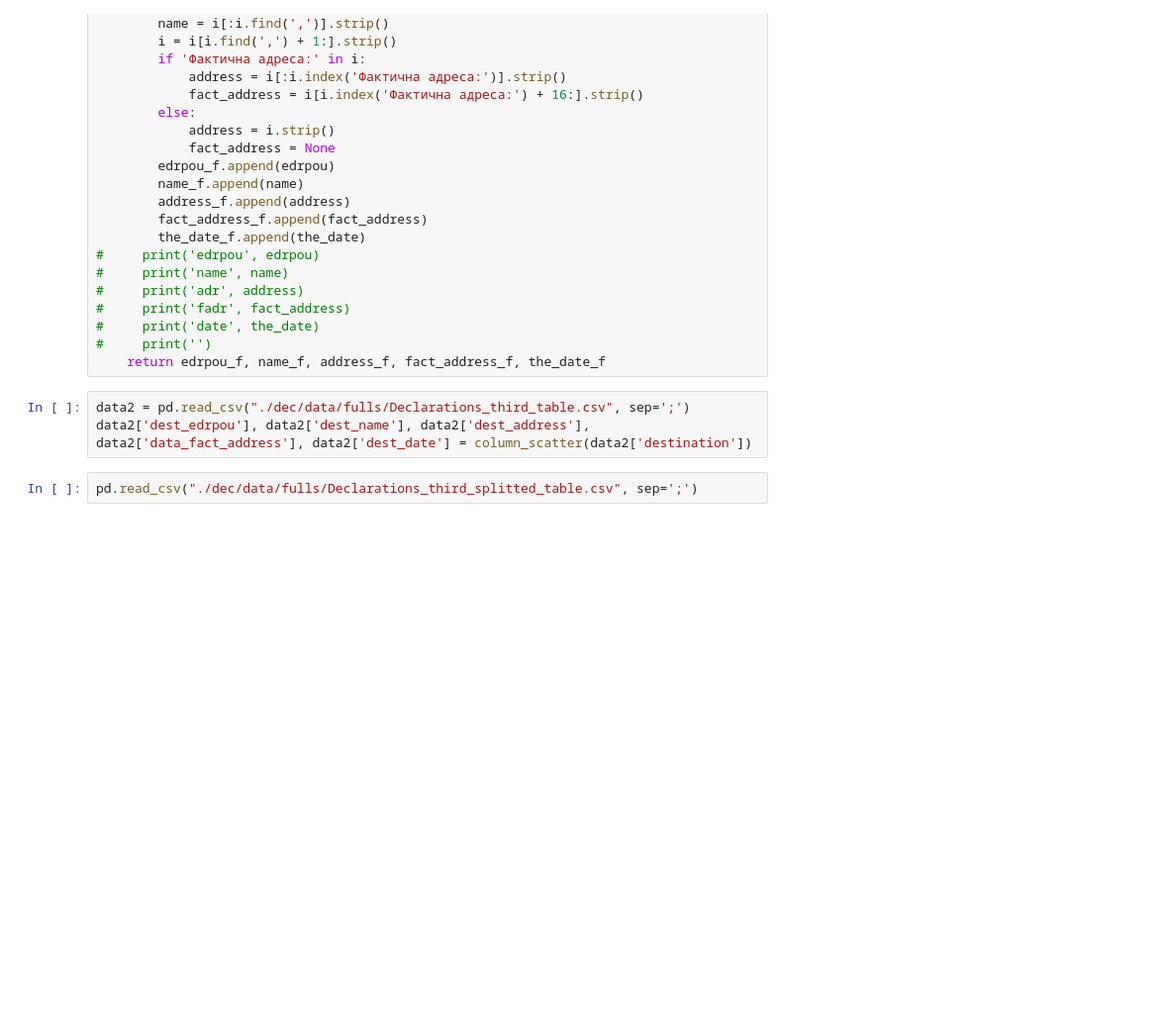
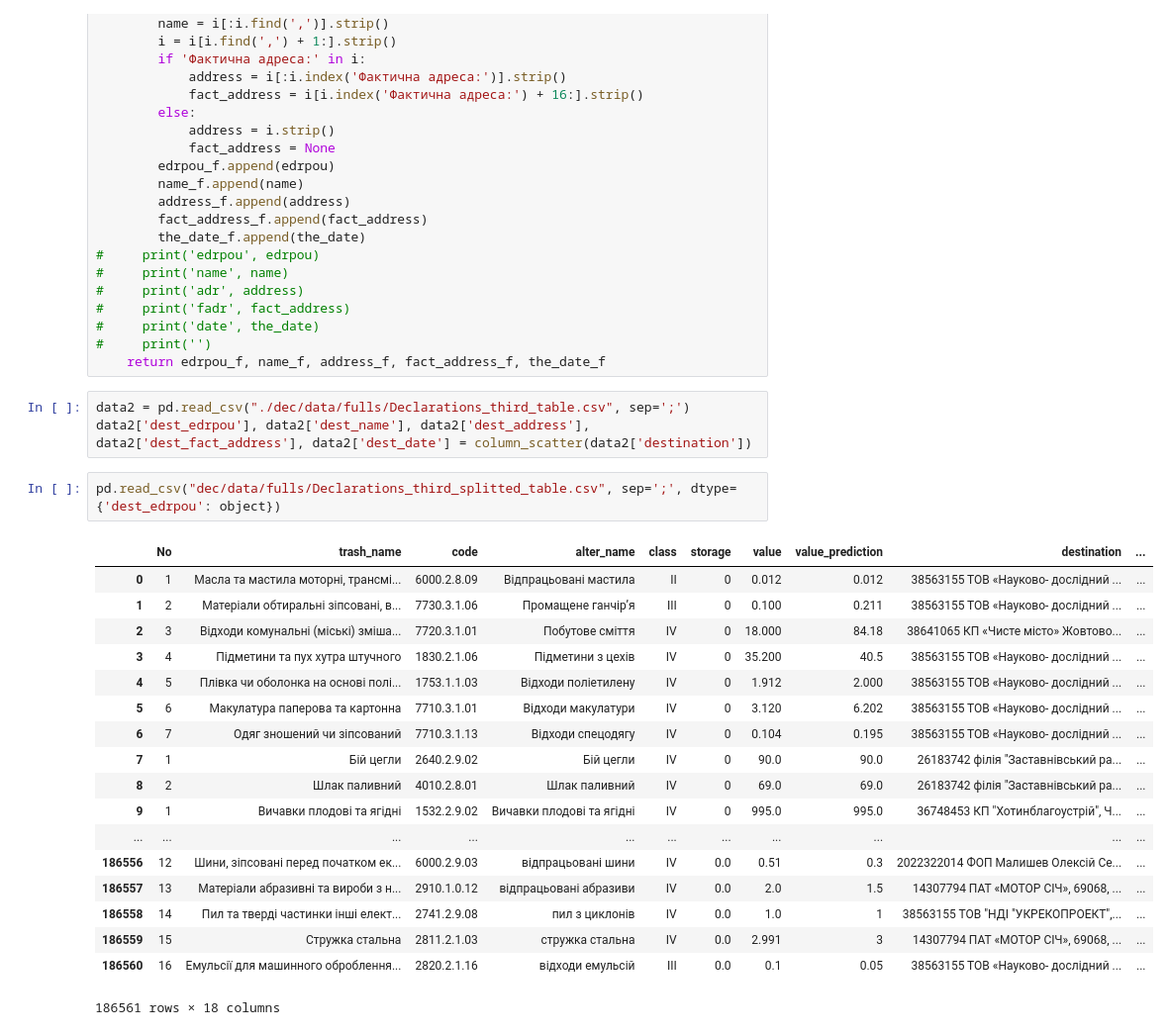
Before and after one commit to st-rom/WUA, a Jupyter notebook: decl_parser.ipynb, the cells around one changed output. Shown at 99% size. Drawn from its saved outputs; the diff is of its cells as text; blank space fills up the shorter version.

```diff
--- a/decl_parser.ipynb
+++ b/decl_parser.ipynb
@@ -217,6 +243,25 @@ def column_scatter(dt):
     return edrpou_f, name_f, address_f, fact_address_f, the_date_f
 # %%
 data2 = pd.read_csv("./dec/data/fulls/Declarations_third_table.csv", sep=';')
-data2['dest_edrpou'], data2['dest_name'], data2['dest_address'], data2['data_fact_address'], data2['dest_date'] = column_scatter(data2['destination'])
+data2['dest_edrpou'], data2['dest_name'], data2['dest_address'], data2['dest_fact_address'], data2['dest_date'] = column_scatter(data2['destination'])
 # %%
-pd.read_csv("./dec/data/fulls/Declarations_third_splitted_table.csv", sep=';')
+pd.read_csv("dec/data/fulls/Declarations_third_splitted_table.csv", sep=';', dtype={'dest_edrpou': object})
+# %% [output]
+|  | No | trash_name | code | alter_name | class | storage | value | value_prediction | destination | ... |
+| 0 | 1 | Масла та мастила моторні, трансмі... | 6000.2.8.09 | Відпрацьовані мастила | ІІ | 0 | 0.012 | 0.012 | 38563155 ТОВ «Науково- дослідний ... | ... |
+| 1 | 2 | Матеріали обтиральні зіпсовані, в... | 7730.3.1.06 | Промащене ганчір’я | ІІІ | 0 | 0.100 | 0.211 | 38563155 ТОВ «Науково- дослідний ... | ... |
+| 2 | 3 | Відходи комунальні (міські) зміша... | 7720.3.1.01 | Побутове сміття | ІV | 0 | 18.000 | 84.18 | 38641065 КП «Чисте місто» Жовтово... | ... |
+| 3 | 4 | Підметини та пух хутра штучного | 1830.2.1.06 | Підметини з цехів | ІV | 0 | 35.200 | 40.5 | 38563155 ТОВ «Науково- дослідний ... | ... |
+| 4 | 5 | Плівка чи оболонка на основі полі... | 1753.1.1.03 | Відходи поліетилену | ІV | 0 | 1.912 | 2.000 | 38563155 ТОВ «Науково- дослідний ... | ... |
+| 5 | 6 | Макулатура паперова та картонна | 7710.3.1.01 | Відходи макулатури | ІV | 0 | 3.120 | 6.202 | 38563155 ТОВ «Науково- дослідний ... | ... |
+| 6 | 7 | Одяг зношений чи зіпсований | 7710.3.1.13 | Відходи спецодягу | ІV | 0 | 0.104 | 0.195 | 38563155 ТОВ «Науково- дослідний ... | ... |
+| 7 | 1 | Бій цегли | 2640.2.9.02 | Бій цегли | ІV | 0 | 90.0 | 90.0 | 26183742 філія "Заставнівський ра... | ... |
+| 8 | 2 | Шлак паливний | 4010.2.8.01 | Шлак паливний | ІV | 0 | 69.0 | 69.0 | 26183742 філія "Заставнівський ра... | ... |
+| 9 | 1 | Вичавки плодові та ягідні | 1532.2.9.02 | Вичавки плодові та ягідні | ІV | 0 | 995.0 | 995.0 | 36748453 КП "Хотинблагоустрій", Ч... | ... |
+| ... | ... | ... | ... | ... | ... | ... | ... | ... | ... | ... |
+| 186556 | 12 | Шини, зіпсовані перед початком ек... | 6000.2.9.03 | відпрацьовані шини | ІV | 0.0 | 0.51 | 0.3 | 2022322014 ФОП Малишев Олексій Се... | ... |
+| 186557 | 13 | Матеріали абразивні та вироби з н... | 2910.1.0.12 | відпрацьовані абразиви | ІV | 0.0 | 2.0 | 1.5 | 14307794 ПАТ «МОТОР СІЧ», 69068, ... | ... |
+| 186558 | 14 | Пил та тверді частинки інші елект... | 2741.2.9.08 | пил з циклонів | ІV | 0.0 | 1.0 | 1 | 38563155 ТОВ "НДІ "УКРЕКОПРОЕКТ",... | ... |
+| 186559 | 15 | Стружка стальна | 2811.2.1.03 | стружка стальна | ІV | 0.0 | 2.991 | 3 | 14307794 ПАТ «МОТОР СІЧ», 69068, ... | ... |
+| 186560 | 16 | Емульсії для машинного оброблення... | 2820.2.1.16 | відходи емульсій | ІІІ | 0.0 | 0.1 | 0.05 | 38563155 ТОВ «Науково- дослідний ... | ... |
+186561 rows × 18 columns
```
Also changed, not shown: parts of 3 cells of this notebook, 1 other file.
